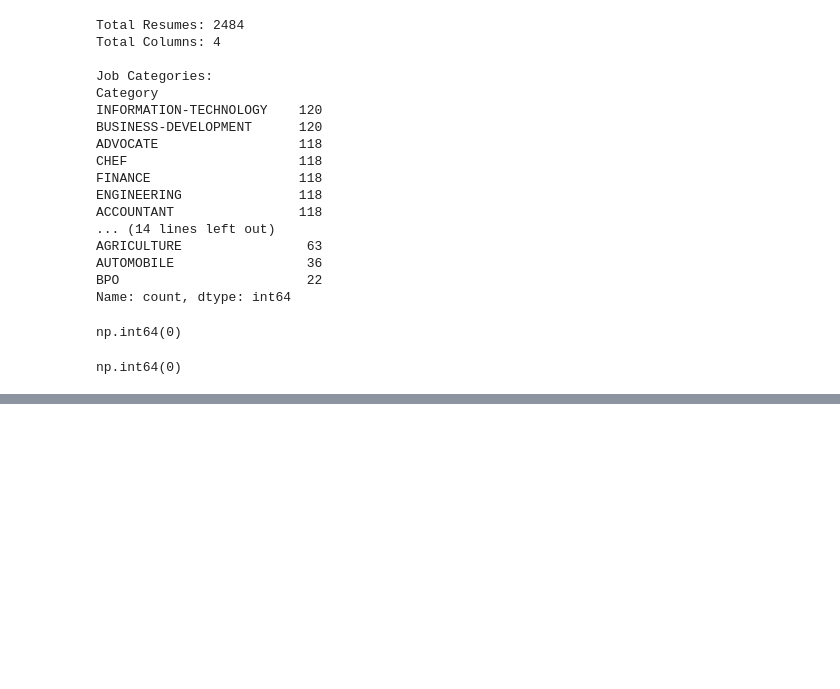
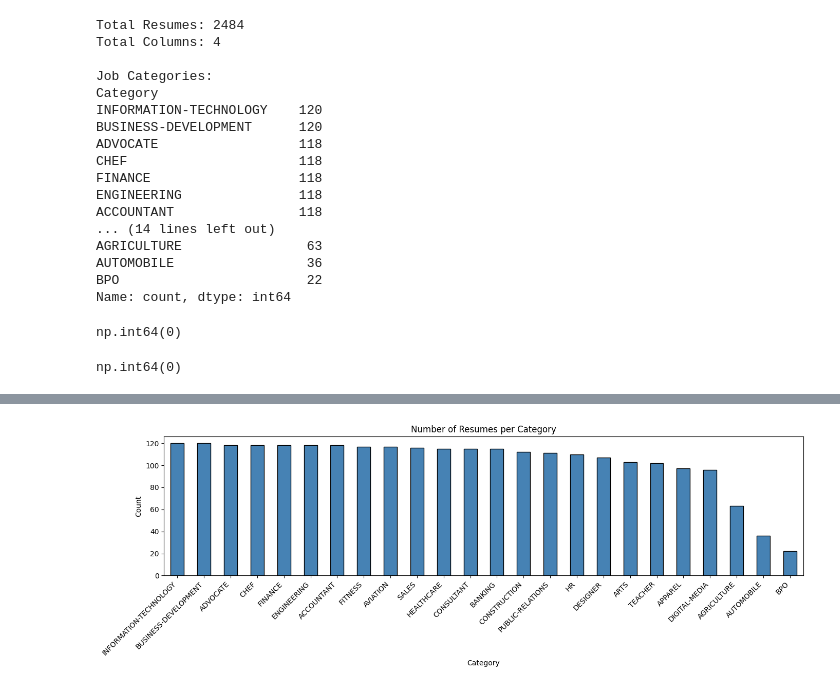
Before and after one commit to supriyatandukar/AI-Resume-Screening, a Jupyter notebook: AI_Resume-Screening.ipynb, the cells around one changed output, grey strips where cells are left out. Saved outputs shown, nothing was run; the diff lists cells and outputs as text; code cells hidden in the pictures; blank space fills up the shorter version.

Commit message:
Update AI resume screening notebook

```diff
--- a/AI_Resume-Screening.ipynb
+++ b/AI_Resume-Screening.ipynb
@@ -87,3 +87,15 @@ np.int64(0)
 df.duplicated().sum()
 # %% [output]
 np.int64(0)
+# %%
+import re
+
+def clean_resume(text):
+    text = re.sub(r'http\S+', '', text)          # remove URLs
+    text = re.sub(r'[^\w\s]', '', text)          # remove punctuation
+    text = re.sub(r'\s+', ' ', text)             # remove extra whitespace
+    text = text.lower().strip()
+    return text
+
+df['cleaned_resume'] = df['Resume_str'].apply(clean_resume)
+df[['Resume_str', 'cleaned_resume']].head(3)
@@ -89,0 +110,3 @@ np.int64(0)
+# %%
+df['resume_length'] = df['Resume_str'].apply(len)
+print(df['resume_length'].describe())
@@ -89,0 +123,12 @@ np.int64(0)
+# %%
+plt.figure(figsize=(14, 5))
+df['Category'].value_counts().plot(kind='bar', color='steelblue', edgecolor='black')
+plt.title('Number of Resumes per Category')
+plt.xlabel('Category')
+plt.ylabel('Count')
+plt.xticks(rotation=45, ha='right')
+plt.tight_layout()
+plt.savefig('category_distribution.png', dpi=150)
+plt.show()
+# %% [output]
+[figure, added]
```
Also changed, not shown: parts of 6 cells of this notebook.
